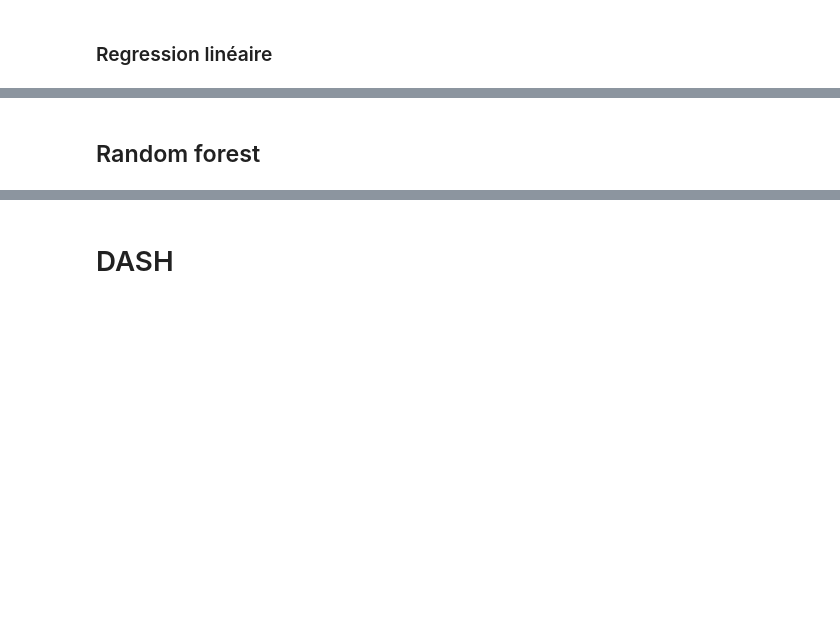
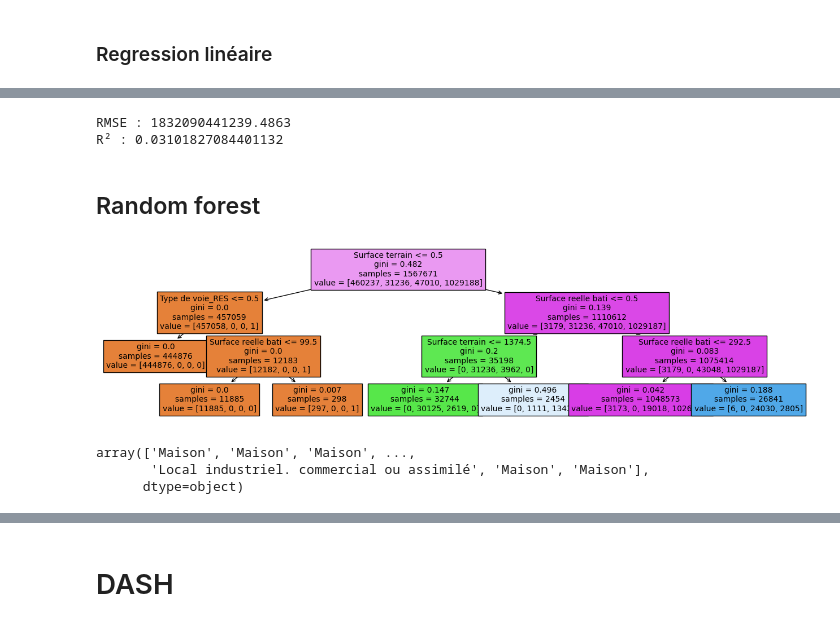
Before and after one commit to Ndeyefatou8/Machine_Learning, a Jupyter notebook: Rapport Analyse.ipynb, the cells around one changed output, grey strips where cells are left out. Saved outputs shown, nothing was run; the diff lists cells and outputs as text; code cells hidden in the pictures; blank space fills up the shorter version.

```diff
--- a/Rapport Analyse.ipynb
+++ b/Rapport Analyse.ipynb
@@ -319,0 +788,13 @@ deps.opts(width=600, height=600, toolbar='above',
+# %%
+#Type de voie
+dff['Type de voie'] = dff['Type de voie'].fillna(value = dff['Type de voie'].mode()[0])
+# %%
+#Recode
+#Binarisation (Si S alors 1, sinon 0)
+def recode(x):
+    if x =='S':
+        return 1
+    else :
+        return 0
+
+dff['Nature culture'] = dff['Nature culture'].map(recode)
@@ -351,7 +865,24 @@ y_pred
 # %%
 #RMSE comme métrique
 from sklearn.metrics import mean_squared_error, r2_score
-print("RMSE : " + str(mean_squared_error(y_test, y_pred, squared= False)))
+print("RMSE : " + str(mean_squared_error(y_test, y_pred, squared= True)))
 print("R² : " + str(r2_score(y_test, y_pred)))
+# %% [output]
+RMSE : 1832090441239.4863
+R² : 0.03101827084401132
 # %% [markdown]
 ## Random forest
+# %%
+Y = dff['Type local']
+X = dff[['Type de voie','Surface reelle bati','Surface terrain']]
+
+#Traitement des Type de voie
+X = pd.get_dummies(data=X, columns=['Type de voie'])
+
+
+from sklearn.model_selection import train_test_split
+#70% des données pour l’apprentissage
+#30% des données pour l'échantillon test
+X_train, X_test, y_train, y_test = train_test_split(X, Y,
+                                                    test_size = 0.30,
+                                                    random_state = 42)
@@ -357,0 +892,16 @@ print("R² : " + str(r2_score(y_test, y_pred)))
+# %%
+treemod = DecisionTreeClassifier(max_depth=3 , min_samples_leaf=10, min_samples_split=20)
+treemod = treemod.fit(X_train,y_train)
+# %%
+plt.figure(figsize=(16,4))
+plot_tree(treemod,feature_names = list(X.columns),filled=True, fontsize=10)
+plt.show()
+# %% [output]
+[figure, added]
+# %%
+y_pred = treemod.predict(X_test)
+y_pred
+# %% [output]
+array(['Maison', 'Maison', 'Maison', ...,
+       'Local industriel. commercial ou assimilé', 'Maison', 'Maison'],
+      dtype=object)
```
Also changed, not shown: parts of 62 cells of this notebook, 3 other files.
